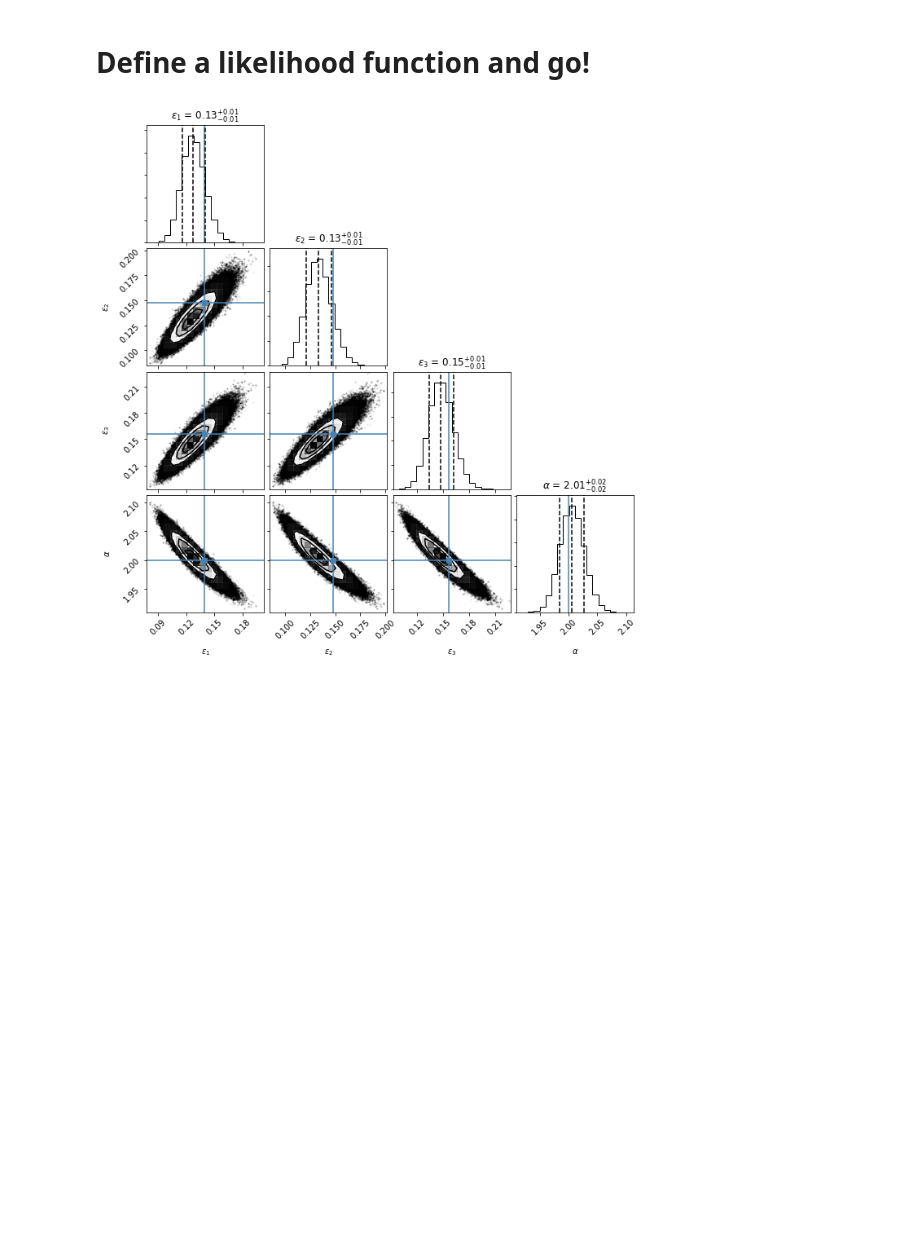
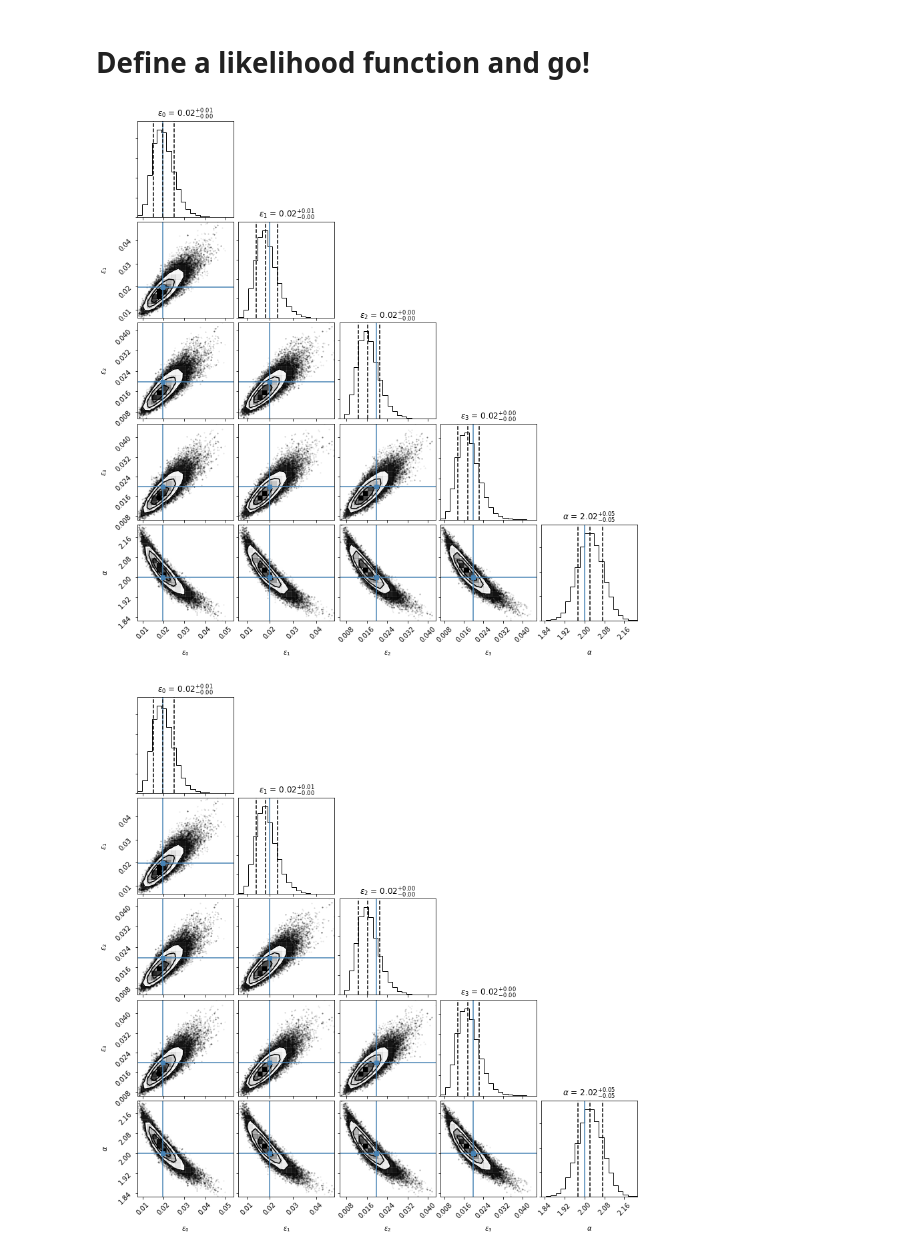
Before and after one commit to ekaterinailin/SiberianPine, a Jupyter notebook: notebooks/zz_dev_siberianpine.ipynb, the cells around one changed output. Saved outputs shown, nothing was run; the diff lists cells and outputs as text; code cells hidden in the pictures; blank space fills up the shorter version.

Commit message:
Implemented mixed models. Not tested yet.

```diff
--- a/notebooks/zz_dev_siberianpine.ipynb
+++ b/notebooks/zz_dev_siberianpine.ipynb
@@ -152,16 +20,11 @@ class MixedModel(object):
-# %%
-# mix and match priors into your final posterior
-def mixedmodel_loglikelihood(theta, *args):
-    '''Custom likelihood to pass to BayesianFlaringAnalysis'''
-    def prior(x):
-        return gaussian_prior(x, 1.8, 2.2)
-    posterior = 0
-    for i, beta in enumerate(theta[:-1]):
-        posterior += calculate_joint_posterior_distribution([beta, theta[-1]], *args[i], prior)
-    return posterior
+# %%
+def my_mixedmodel_loglikelihood(theta, *args):
+    def prior(x):
+        return gaussian_prior(x, 2., .5) # mu and sigma
+    return mixedmodel_loglikelihood(theta, *args, prior=prior)
 # %%
-BFA = [BayesianFlaringAnalysis(**generate_synthetic_bfa_input(flares_per_day=i)) for i in range(15,18)]
-MM = MixedModel(BFA=BFA, loglikelihood=loglikelihood, alpha_prior=2.)
+BFA = [BayesianFlaringAnalysis(**generate_synthetic_bfa_input(flares_per_day=i)) for i in [2,2,2,2]]
+MM = MixedModel(BFA=BFA, loglikelihood=my_mixedmodel_loglikelihood, alpha_prior=2.)
 # %%
 # Run MCMC to sample the posterior distribution
 MM.sample_posterior_with_mcmc()
@@ -173,31 +31,5 @@ truths.append(2.)
-# %%
-import corner
-fig = corner.corner(MM.samples, labels=(r'$\epsilon_1$',r'$\epsilon_2$',r'$\epsilon_3$', r'$\alpha$'),
-                            quantiles=[0.16, 0.5, 0.84],
-                            show_titles=True, title_kwargs={"fontsize": 12},
-                            truths=truths,
-                            title="hello")
-
-# For flare we so far have two dimensions fixed
-ndim =4
-
-# Extract the axes
-axes = np.array(fig.axes).reshape((ndim, ndim))
-
-# Loop over the diagonal
-for i in range(ndim):
-    ax = axes[i, i]
-    #ax.axvline(self.alpha_prior, color="g")
-    #ax.axvline(self.eps_prior, color="g")
-
-# Loop over the histograms
-for yi in range(ndim):
-    for xi in range(yi):
-        ax = axes[yi, xi]
-     #   ax.axvline(self.eps_prior, color="g")
-      #  ax.axhline(self.alpha_prior, color="g")
-      #  ax.plot(self.eps_prior, self.alpha_prior, "sg")
-
-fig.savefig("mixelmodel_posterior.png", dpi=300)
-# %% [output]
-[figure, removed]
+# %%
+MM.show_corner_plot()
+# %% [output]
+[figure, added]
+[figure, added]
```
Also changed, not shown: parts of 5 cells of this notebook, 2 other files.
